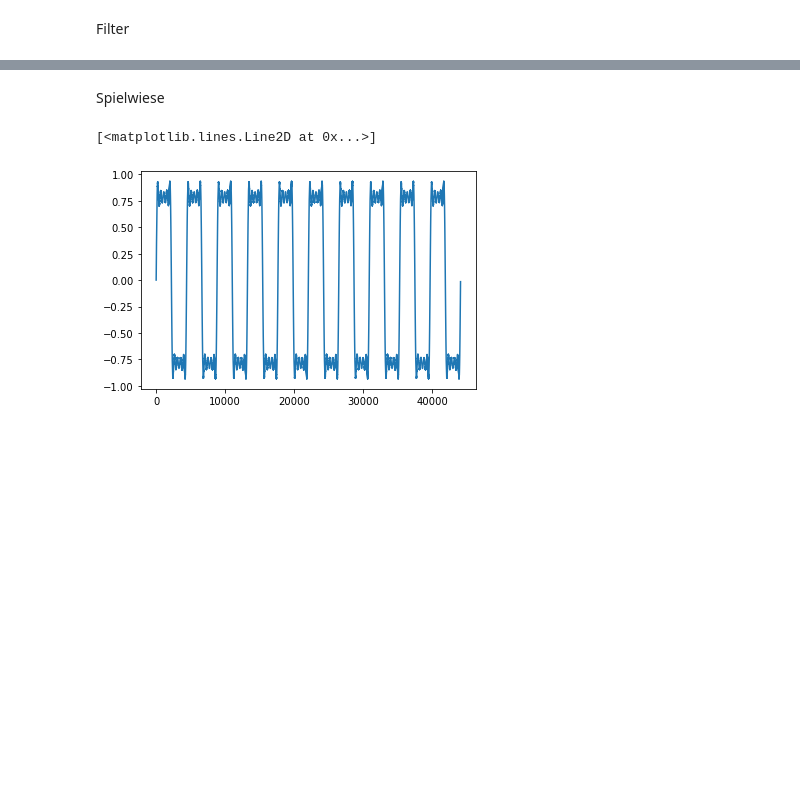
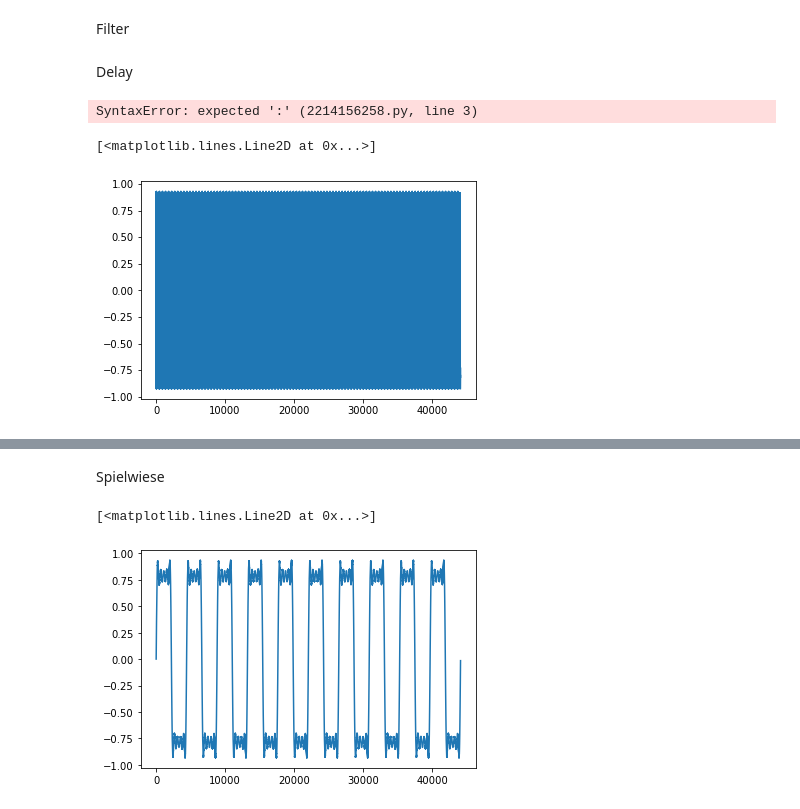
Before and after one commit to KeeperOfTheDungeon/FilterScript, a Jupyter notebook: Filter.ipynb, the cells around one changed output, grey strips where cells are left out. Cells and saved outputs as stored; diff of their text form; code cells hidden in the pictures; blank space fills up the shorter version.

```diff
--- a/Filter.ipynb
+++ b/Filter.ipynb
@@ -281,3 +281,26 @@ class HighPass24DB(Filter):
             wave_out[i] = self._order4
 
         return(wave_out)
+# %% [markdown]
+Delay
+# %%
+#master_frequency
+class Delay:
+    def __init__(self):
+        self._delay =
+
+    def set_ms_delay(self, delay):
+        self._delay = delay
+
+    def process(self, wave, )
+# %% [output]
+SyntaxError: expected ':' (2214156258.py, line 3)
+# %%
+test_wave = Wave()
+test_wave.set_frequency(1000)
+test_wave.generate_harmonic_square(1, 10)
+a = dct(test_wave.get_wave())
+plt.plot(test_wave.get_wave())
+# %% [output]
+[<matplotlib.lines.Line2D at 0x...>]
+[figure, added]
```
Also changed, not shown: parts of 18 cells of this notebook.
